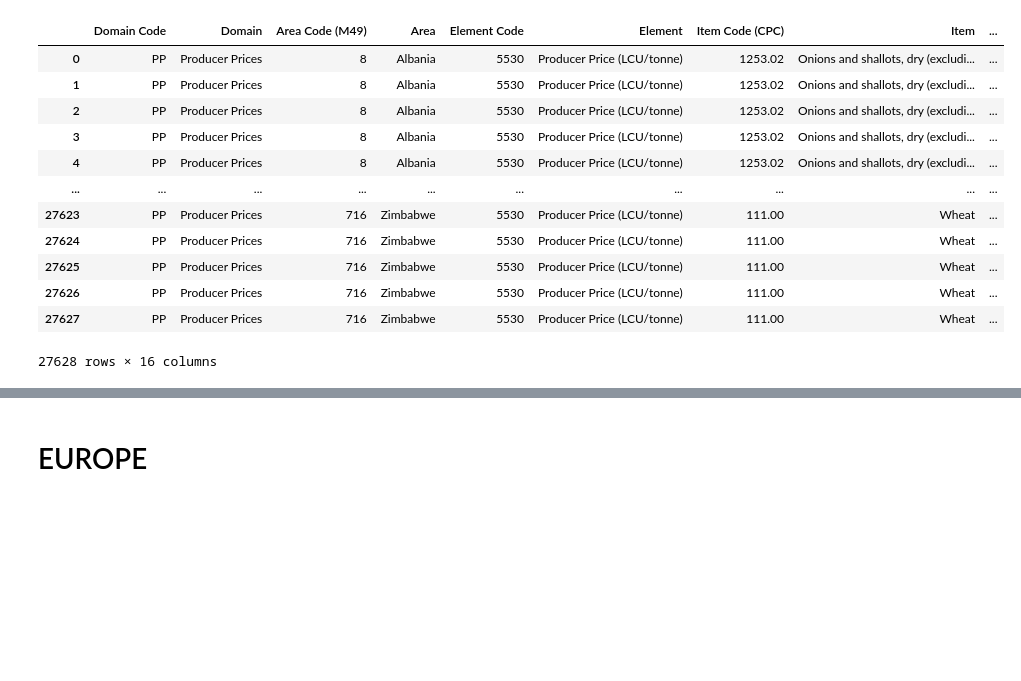
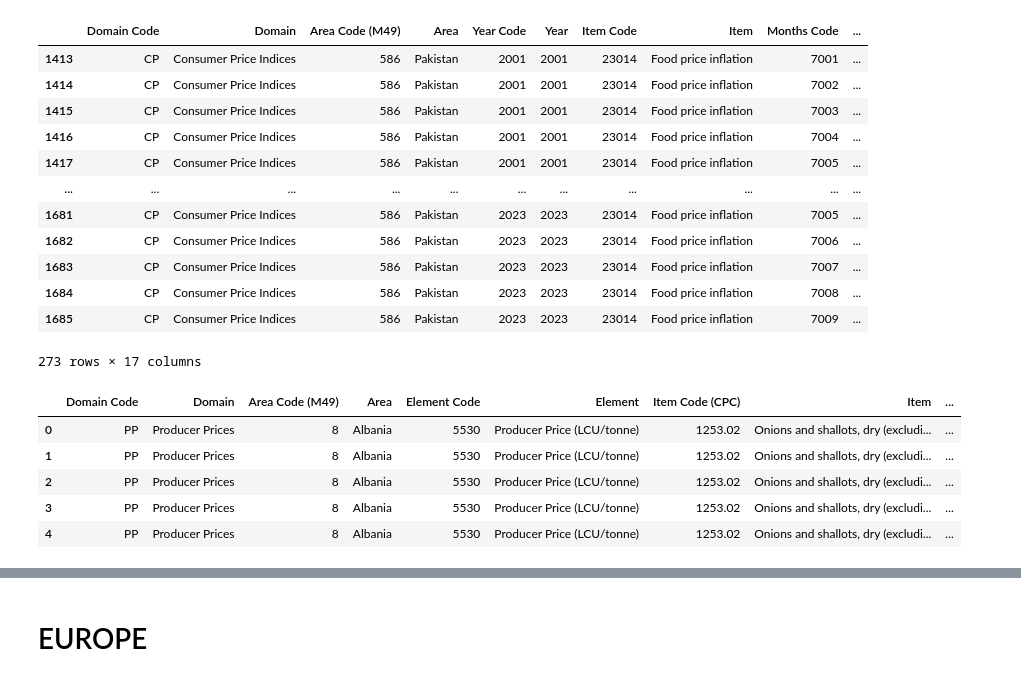
Before and after one commit to devbilalkhan/fao-project, a Jupyter notebook: fao_stat.ipynb, the cells around one changed output, grey strips where cells are left out. Drawn from its saved outputs; the diff is of its cells as text; code cells hidden in the pictures; blank space fills up the shorter version.

```diff
--- a/fao_stat.ipynb
+++ b/fao_stat.ipynb
@@ -8,26 +8,35 @@ import warnings
 warnings.filterwarnings('ignore')
 # %%
 ci = pd.read_csv('data/consumer-index.csv')
-prices = pd.read_csv('data/producer-price-global.csv')
+prices = pd.read_csv('data/producer-price.csv')
 xchange = pd.read_csv('data/exchange-rates.csv')
+# %%
+ci[(ci['Area']=='Pakistan') & (ci['Item'] == 'Food price inflation')]
+# %% [output]
+|  | Domain Code | Domain | Area Code (M49) | Area | Year Code | Year | Item Code | Item | Months Code | ... |
+| 1413 | CP | Consumer Price Indices | 586 | Pakistan | 2001 | 2001 | 23014 | Food price inflation | 7001 | ... |
+| 1414 | CP | Consumer Price Indices | 586 | Pakistan | 2001 | 2001 | 23014 | Food price inflation | 7002 | ... |
+| 1415 | CP | Consumer Price Indices | 586 | Pakistan | 2001 | 2001 | 23014 | Food price inflation | 7003 | ... |
+| 1416 | CP | Consumer Price Indices | 586 | Pakistan | 2001 | 2001 | 23014 | Food price inflation | 7004 | ... |
+| 1417 | CP | Consumer Price Indices | 586 | Pakistan | 2001 | 2001 | 23014 | Food price inflation | 7005 | ... |
+| ... | ... | ... | ... | ... | ... | ... | ... | ... | ... | ... |
+| 1681 | CP | Consumer Price Indices | 586 | Pakistan | 2023 | 2023 | 23014 | Food price inflation | 7005 | ... |
+| 1682 | CP | Consumer Price Indices | 586 | Pakistan | 2023 | 2023 | 23014 | Food price inflation | 7006 | ... |
+| 1683 | CP | Consumer Price Indices | 586 | Pakistan | 2023 | 2023 | 23014 | Food price inflation | 7007 | ... |
+| 1684 | CP | Consumer Price Indices | 586 | Pakistan | 2023 | 2023 | 23014 | Food price inflation | 7008 | ... |
+| 1685 | CP | Consumer Price Indices | 586 | Pakistan | 2023 | 2023 | 23014 | Food price inflation | 7009 | ... |
+273 rows × 17 columns
 # %%
 def print_heading(data):
   print('-'*60)
   print(data.upper())
   print('-'*60)
 # %%
-prices
+prices.head()
 # %% [output]
 |  | Domain Code | Domain | Area Code (M49) | Area | Element Code | Element | Item Code (CPC) | Item | ... |
 | 0 | PP | Producer Prices | 8 | Albania | 5530 | Producer Price (LCU/tonne) | 1253.02 | Onions and shallots, dry (excludi... | ... |
 | 1 | PP | Producer Prices | 8 | Albania | 5530 | Producer Price (LCU/tonne) | 1253.02 | Onions and shallots, dry (excludi... | ... |
 | 2 | PP | Producer Prices | 8 | Albania | 5530 | Producer Price (LCU/tonne) | 1253.02 | Onions and shallots, dry (excludi... | ... |
 | 3 | PP | Producer Prices | 8 | Albania | 5530 | Producer Price (LCU/tonne) | 1253.02 | Onions and shallots, dry (excludi... | ... |
 | 4 | PP | Producer Prices | 8 | Albania | 5530 | Producer Price (LCU/tonne) | 1253.02 | Onions and shallots, dry (excludi... | ... |
-| ... | ... | ... | ... | ... | ... | ... | ... | ... | ... |
-| 27623 | PP | Producer Prices | 716 | Zimbabwe | 5530 | Producer Price (LCU/tonne) | 111.00 | Wheat | ... |
-| 27624 | PP | Producer Prices | 716 | Zimbabwe | 5530 | Producer Price (LCU/tonne) | 111.00 | Wheat | ... |
-| 27625 | PP | Producer Prices | 716 | Zimbabwe | 5530 | Producer Price (LCU/tonne) | 111.00 | Wheat | ... |
-| 27626 | PP | Producer Prices | 716 | Zimbabwe | 5530 | Producer Price (LCU/tonne) | 111.00 | Wheat | ... |
-| 27627 | PP | Producer Prices | 716 | Zimbabwe | 5530 | Producer Price (LCU/tonne) | 111.00 | Wheat | ... |
-27628 rows × 16 columns
```
Also changed, not shown: parts of 18 cells of this notebook.
